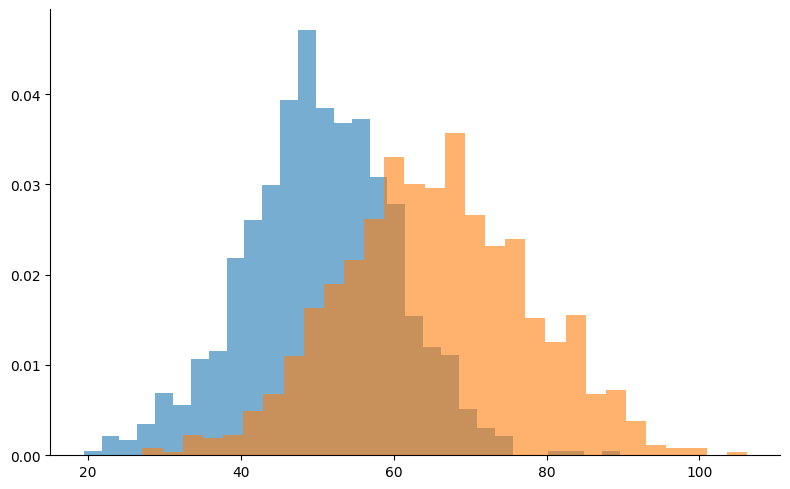
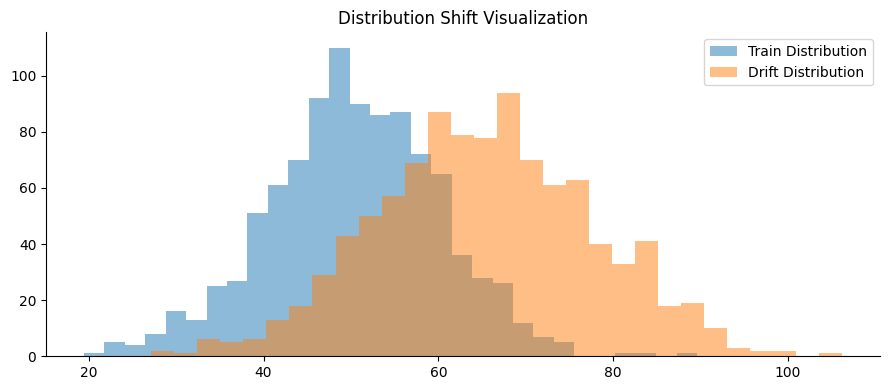
Unified diff of the notebook cell whose output changed from the first chart to the second:
--- before
+++ after
@@ -4,26 +4,24 @@
     Add epsilon=1e-10 to avoid log(0).
     """
-
     expected = np.array(expected)
     actual = np.array(actual)
 
-    # Bin edges based on expected distribution
-    bin_edges = np.histogram_bin_edges(expected, bins=bins)
+    # bin edges based on expected distribution
+    bins_edges = np.linspace(expected.min(), expected.max(), bins + 1)
 
-    expected_counts, _ = np.histogram(expected, bins=bin_edges)
-    actual_counts, _ = np.histogram(actual, bins=bin_edges)
+    expected_counts = np.histogram(expected, bins=bins_edges)[0]
+    actual_counts   = np.histogram(actual, bins=bins_edges)[0]
 
-    # Convert to proportions
-    expected_perc = expected_counts / len(expected)
-    actual_perc = actual_counts / len(actual)
+    # convert to proportions
+    expected_pct = expected_counts / len(expected)
+    actual_pct   = actual_counts / len(actual)
 
-    # Avoid division by zero
-    expected_perc = np.where(expected_perc == 0, 1e-6, expected_perc)
-    actual_perc = np.where(actual_perc == 0, 1e-6, actual_perc)
+    psi = 0.0
+    eps = 1e-10
 
-    psi = np.sum(
-        (actual_perc - expected_perc) *
-        np.log(actual_perc / expected_perc)
-    )
+    for e, a in zip(expected_pct, actual_pct):
+        e = max(e, eps)
+        a = max(a, eps)
+        psi += (a - e) * np.log(a / e)
 
     return psi
@@ -39,19 +37,12 @@
 
 # Plot both distributions
+fig, ax = plt.subplots()
 
-plt.figure(figsize=(8, 5))
+ax.hist(train_dist, bins=30, alpha=0.5, label="Train Distribution")
+ax.hist(drift_dist, bins=30, alpha=0.5, label="Drift Distribution")
 
-plt.hist(train_dist,
-         bins=30,
-         alpha=0.6,
-         density=True,
-         label="Expected (Training)")
+ax.legend()
+ax.set_title('Distribution Shift Visualization')
 
-plt.hist(drift_dist,
-         bins=30,
-         alpha=0.6,
-         density=True,
-         label="Actual (Production)")
-
-ax.legend(); ax.set_title('Distribution Shift Visualization')
-plt.tight_layout(); plt.show()
+plt.tight_layout()
+plt.show()

Commit: CEI : week1_assignment completed